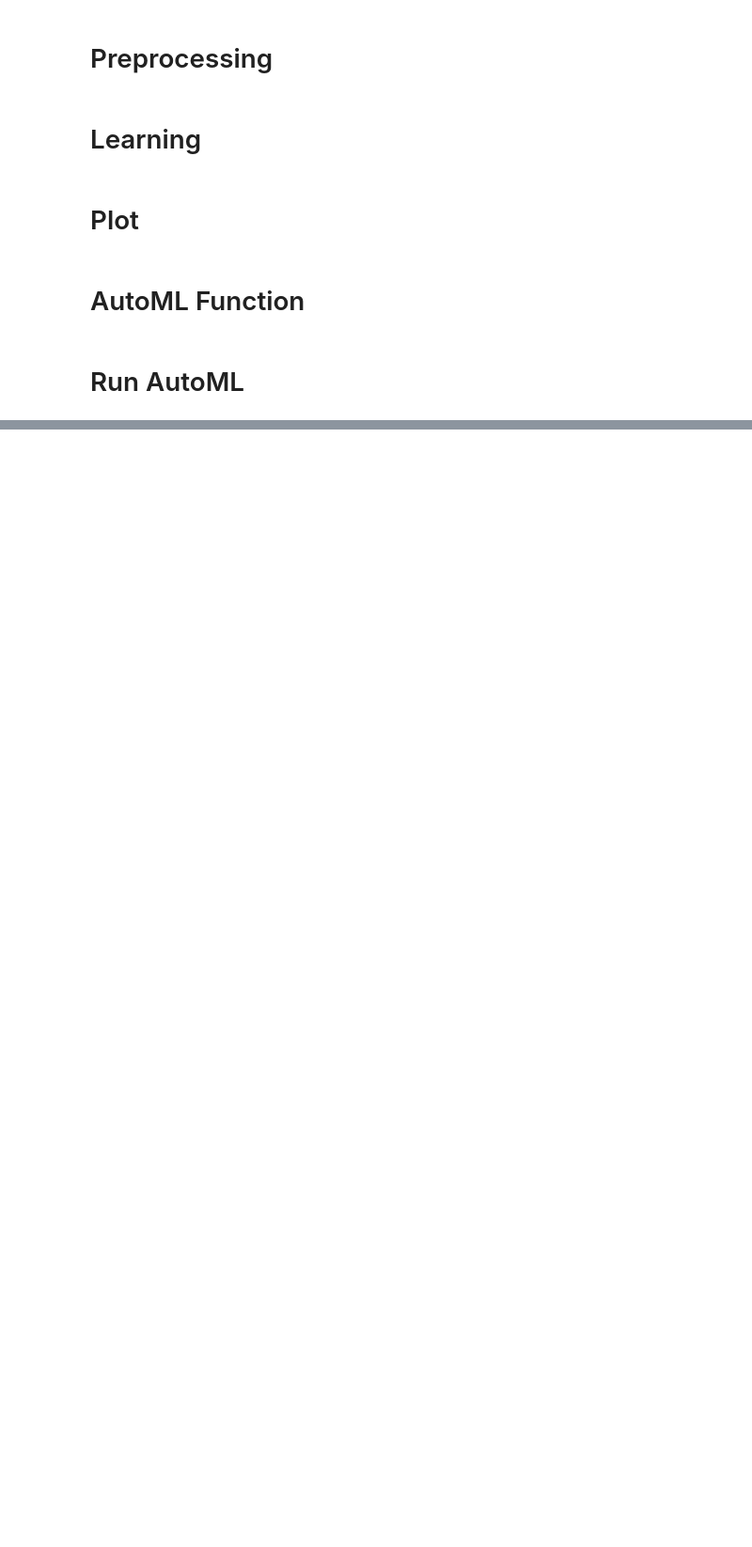
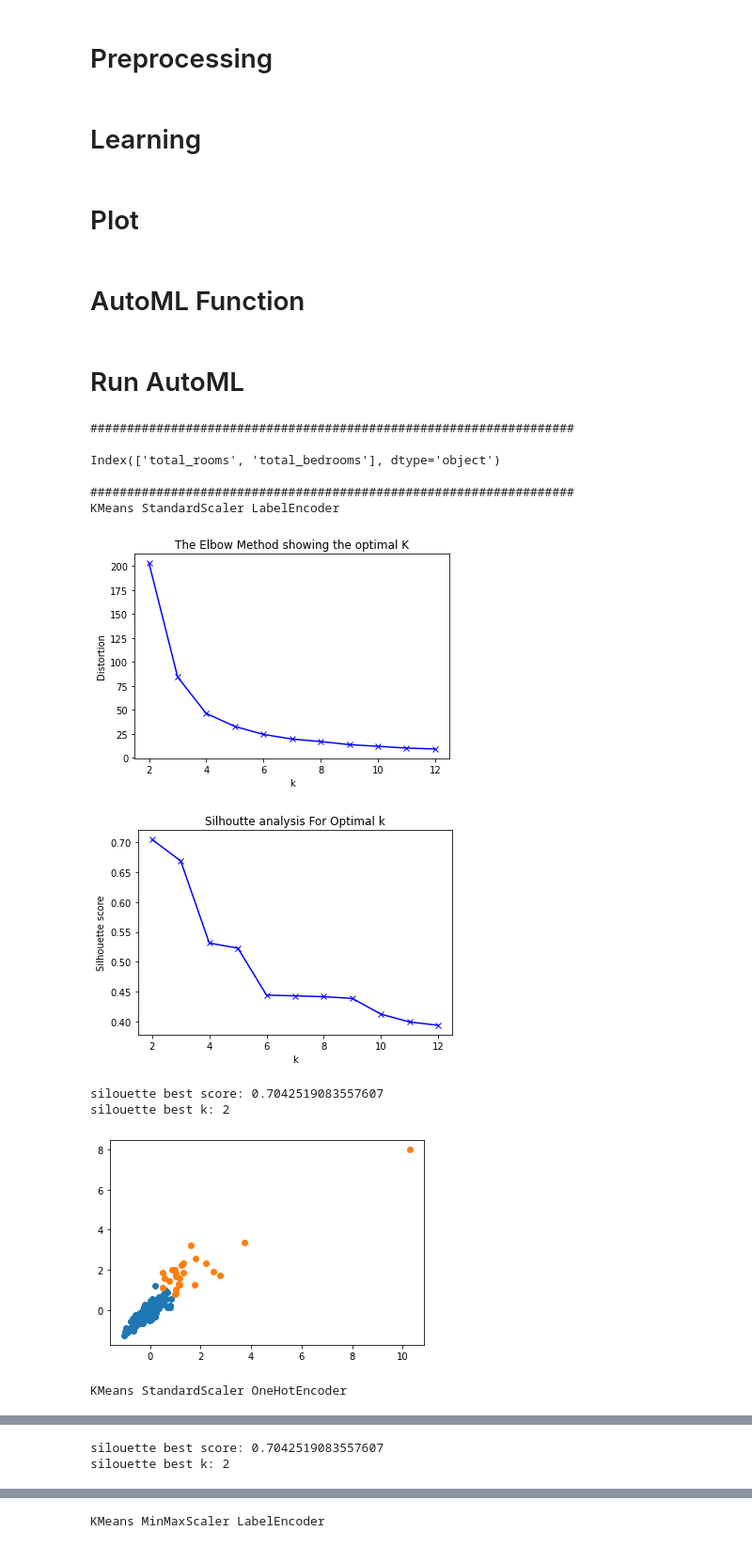
Before and after one commit to leeseobin00/MachineLearning-TermProject, a Jupyter notebook: MachineLearning/Lab2/lab2.ipynb, the cells around one changed output, grey strips where cells are left out. Shown at 94% size. Saved outputs shown, nothing was run; the diff lists cells and outputs as text; code cells hidden in the pictures; blank space fills up the shorter version.

```diff
--- a/MachineLearning/Lab2/lab2.ipynb
+++ b/MachineLearning/Lab2/lab2.ipynb
@@ -329,22 +327,35 @@ def AutoML(scaler_list, encoder_list, model_list, dataset):
 # %%
 scaler_list = ['StandardScaler', 'MinMaxScaler', 'RobustScaler']
 encoder_list = ['LabelEncoder', 'OneHotEncoder']
 model_list = ['KMeans', 'GaussianMixture', 'clarans', 'DBSCAN', 'OPTICS']
 
-train, test = train_test_split(df, train_size=0.5) # data size
+train, test = train_test_split(df, train_size=0.01) # data size
 
 # features
 data_list = []
-#data_list.append(train[['total_rooms', 'total_bedrooms']])
+data_list.append(train[['total_rooms', 'total_bedrooms']])
 data_list.append(train[['population', 'households']])
-#data_list.append(train[['total_rooms', 'population', 'households']])
-#data_list.append(train[['total_rooms', 'total_bedrooms', 'population', 'households']])
+data_list.append(train[['total_rooms', 'population', 'households']])
+data_list.append(train[['total_rooms', 'total_bedrooms', 'population', 'households']])
 
 # AutoML
 for data in data_list:
     print('##################################################################')
     print()
     print(data.columns)
     print()
     print('##################################################################')
     AutoML(scaler_list, encoder_list, model_list, data)
+# %% [output]
+##################################################################
+
+Index(['total_rooms', 'total_bedrooms'], dtype='object')
+
+##################################################################
+KMeans StandardScaler LabelEncoder
+[figure, added]
+[figure, added]
+silouette best score: 0.7042519083557607
+silouette best k: 2
+[figure, added]
+KMeans StandardScaler OneHotEncoder
@@ -350,0 +364,2 @@ for data in data_list:
+silouette best score: 0.7042519083557607
+silouette best k: 2
@@ -350,0 +367 @@ for data in data_list:
+KMeans MinMaxScaler LabelEncoder
```
Also changed, not shown: parts of 3 cells of this notebook.
